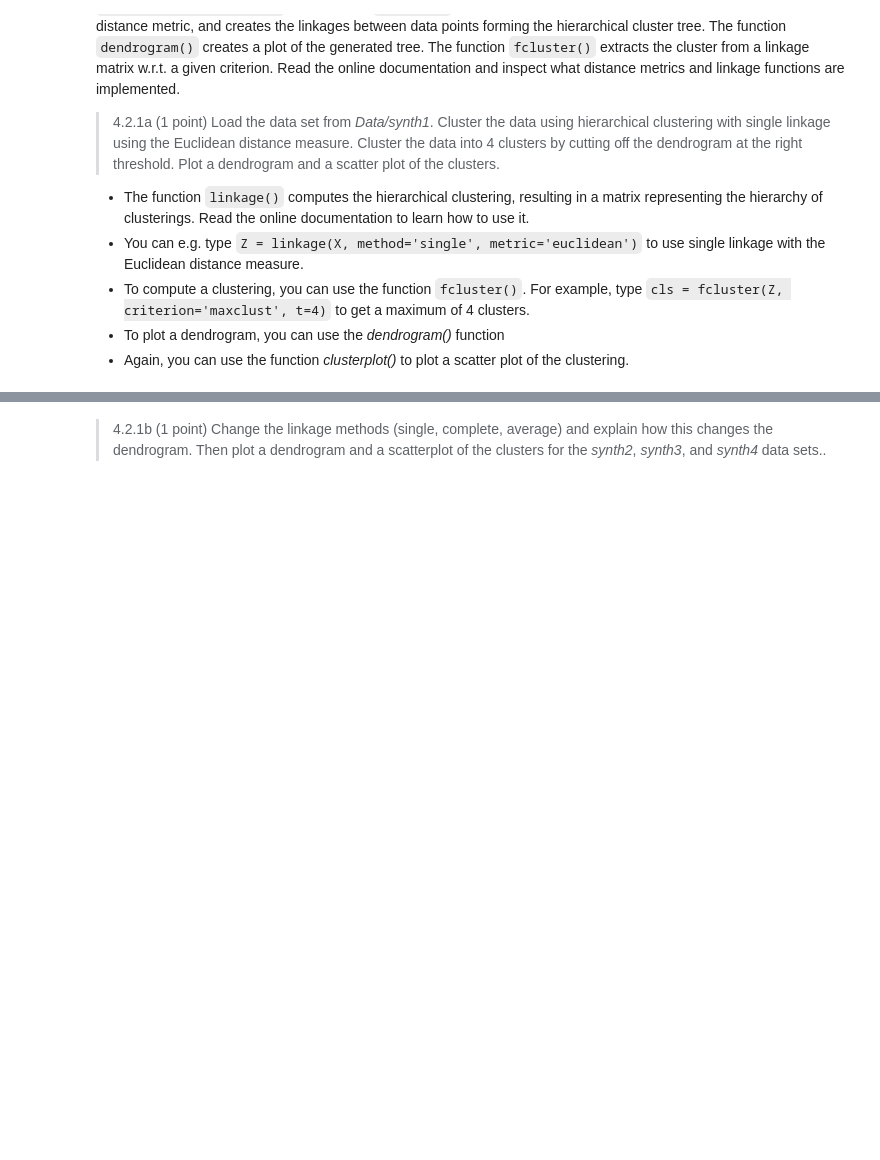
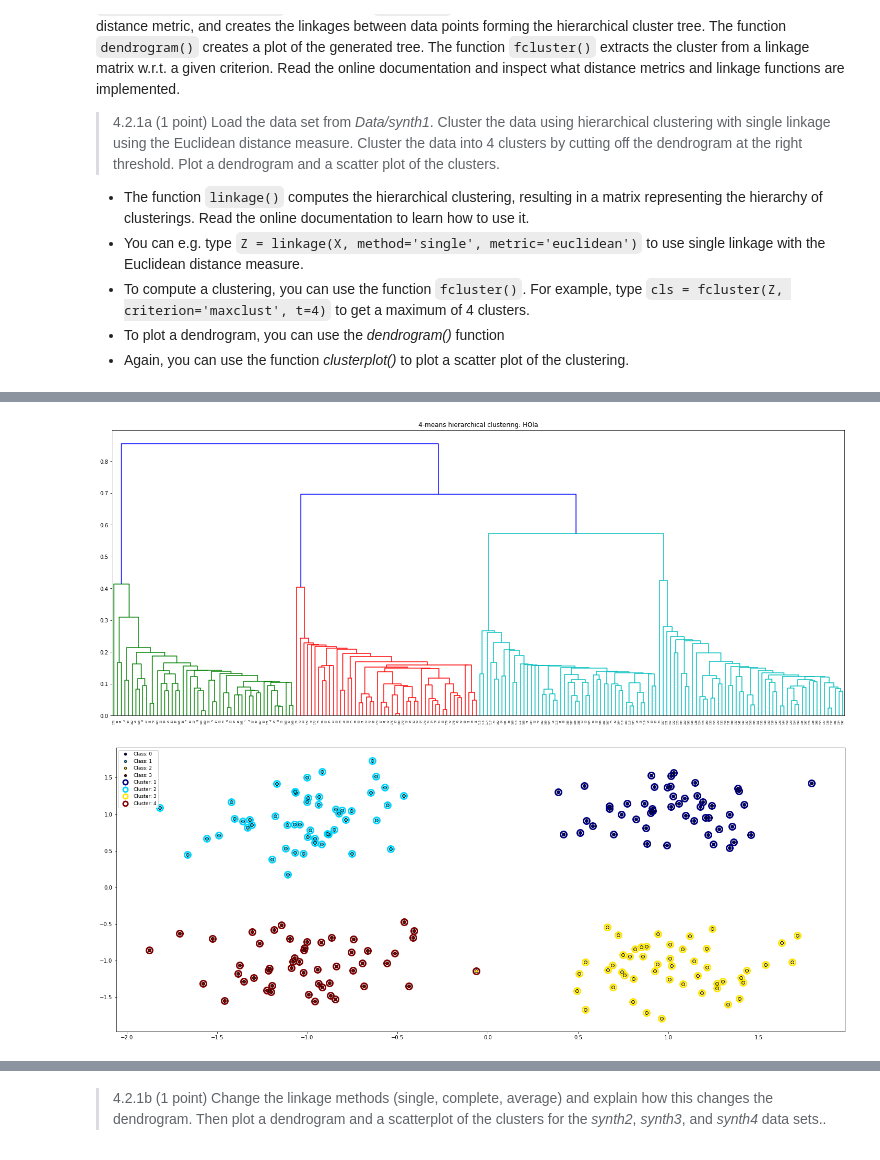
Before and after one commit to gabrielraya/Data-Mining, a Jupyter notebook: Assignment_4/Assignment_4.ipynb, the cells around one changed output, grey strips where cells are left out. Saved outputs shown, nothing was run; the diff lists cells and outputs as text; code cells hidden in the pictures; blank space fills up the shorter version.

Commit message:
add Hierarchical clustering denogram cut-off threshold will be added later

```diff
--- a/Assignment_4/Assignment_4.ipynb
+++ b/Assignment_4/Assignment_4.ipynb
@@ -344,0 +343,11 @@ from sklearn.cluster import hierarchy
+# %%
+##Answer to question 4.2.1a
+%matplotlib inline
+
+from scipy.io import loadmat
+import pandas as pd
+
+synth_names = [f'Data/synth{i}' for i in range(1, 5)]
+synths = [loadmat(synth_name) for synth_name in synth_names]
+print(synths[0]['X'].shape)
+pd.DataFrame(synths[0]['X']).head()
@@ -344,0 +362,31 @@ from sklearn.cluster import hierarchy
+# %%
+from scipy.cluster.hierarchy import dendrogram, linkage, fcluster
+from matplotlib import pyplot as plt
+
+plt.rcParams['figure.figsize'] = [25, 10] # enlarge the default figure to make it more legible
+from Toolbox.clusterPlot import clusterPlot
+
+def hierarchical(k, data, mtd):
+    linkage_matrix = linkage(data['X'], method=mtd, metric='euclidean')
+    cls = fcluster(linkage_matrix, criterion='maxclust', t=k)
+    return cls, linkage_matrix
+
+#cls, Z = hierarchical(k, synths[0], 'single')
+#dendrogram(Z)
+#plt.show()
+#clusterPlot(synths[0]['X'], cls, y=synths[0]['y'])
+#plt.show()
+
+def hierarchical_plot(k, data, data_name, method='single', cl_plot = True):
+    cls, Z = hierarchical(k, data, method)
+    plt.title(f'{k}-means hierarchical clustering: {data_name}')
+    dendrogram(Z)
+    plt.show()
+    if cl_plot :
+        clusterPlot(data['X'], cls, y=data['y'])
+    plt.show()
+# %%
+hierarchical_plot(4, synths[0], 'HOla', 'single', True)
+# %% [output]
+[figure, added]
+[figure, added]
```
Also changed, not shown: parts of 6 cells of this notebook.
